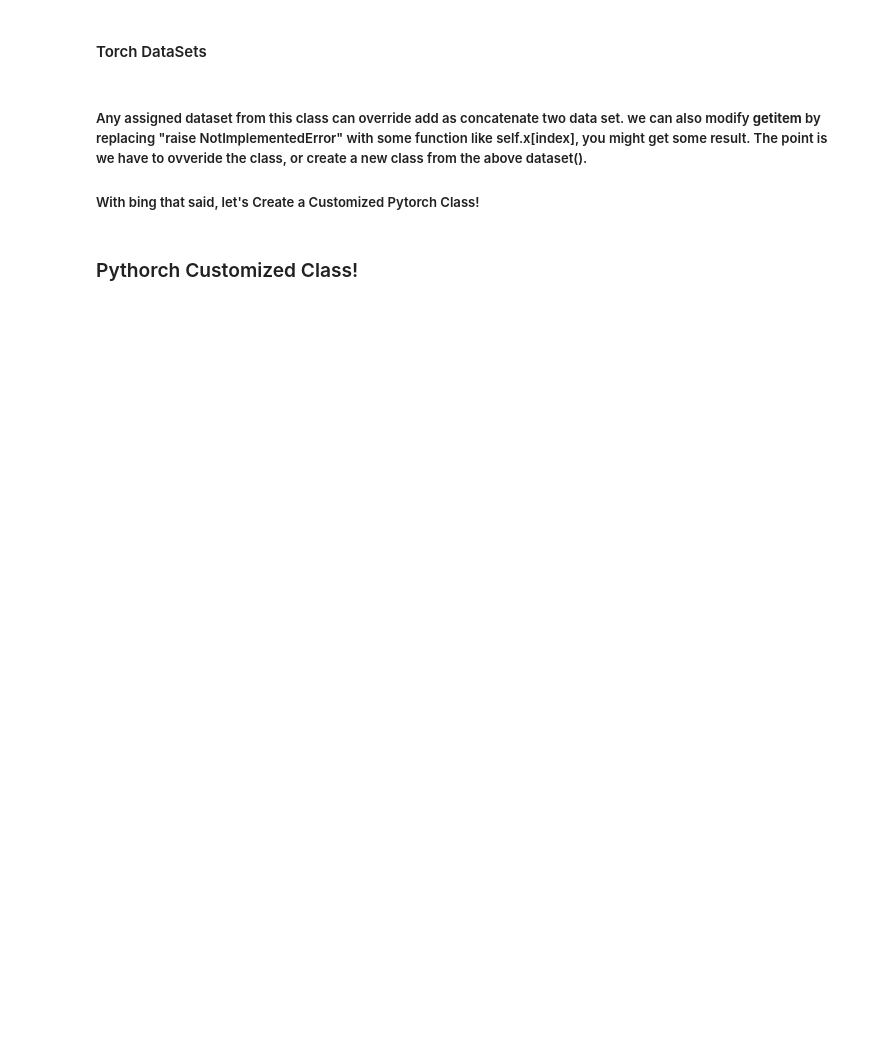
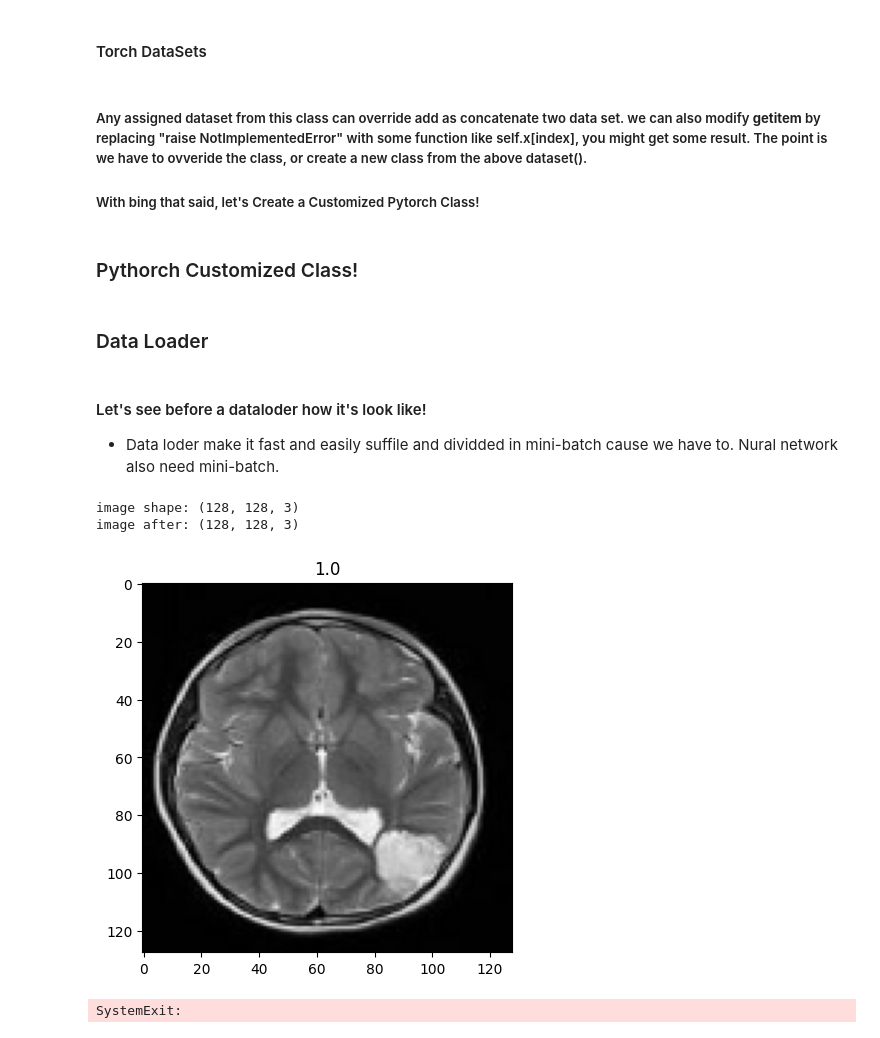
Before and after one commit to abrish2049/MRI_Brain_Tumor_Detactor_ML_Project, a Jupyter notebook: ML-MRI-Tumor-Detector_v.1.ipynb, the cells around one changed output. Drawn from its saved outputs; the diff is of its cells as text; code cells hidden in the pictures; blank space fills up the shorter version.

Commit message:
ML-MRI-Tumor-Detector_v.3 and SD

```diff
--- a/ML-MRI-Tumor-Detector_v.1.ipynb
+++ b/ML-MRI-Tumor-Detector_v.1.ipynb
@@ -227,3 +230,8 @@ mri = MRI()
 # %%
 #Normalize everything between 0 and 1
 #mri.normalize()
+# %% [markdown]
+### Data Loader
+# %% [markdown]
+#### Let's see before a dataloder how it's look like!
+* Data loder make it fast and easily suffile and dividded in mini-batch cause we have to. Nural network also need mini-batch.
@@ -229,0 +241,21 @@ mri = MRI()
+# %%
+index = list(range(len(mri))) # Creating a list for the images
+random.shuffle(index) # Sufflling the index to corosponding images
+for i in index:
+    sample = mri[i]
+    # print(sample)
+    img = sample["images"]
+    label = sample["label"]
+    print("image shape:", img.shape)
+    #img = img.reshape(img.shape[1], img.shape[2], img.shape[0]) # No need!, But incase - reshaping the image because the above dimension is channals , Hieght, width
+    print("image after:", img.shape)
+    plt.title(label)# 1 - Tumor, 0- Normal
+    plt.imshow(img)
+    plt.show()
+
+    sys.exit() # Help us exit from the loop insted of terminating the cell!
+# %% [output]
+image shape: (128, 128, 3)
+image after: (128, 128, 3)
+[figure, added]
+SystemExit:
```
Also changed, not shown: parts of 32 cells of this notebook, 1 other file.
